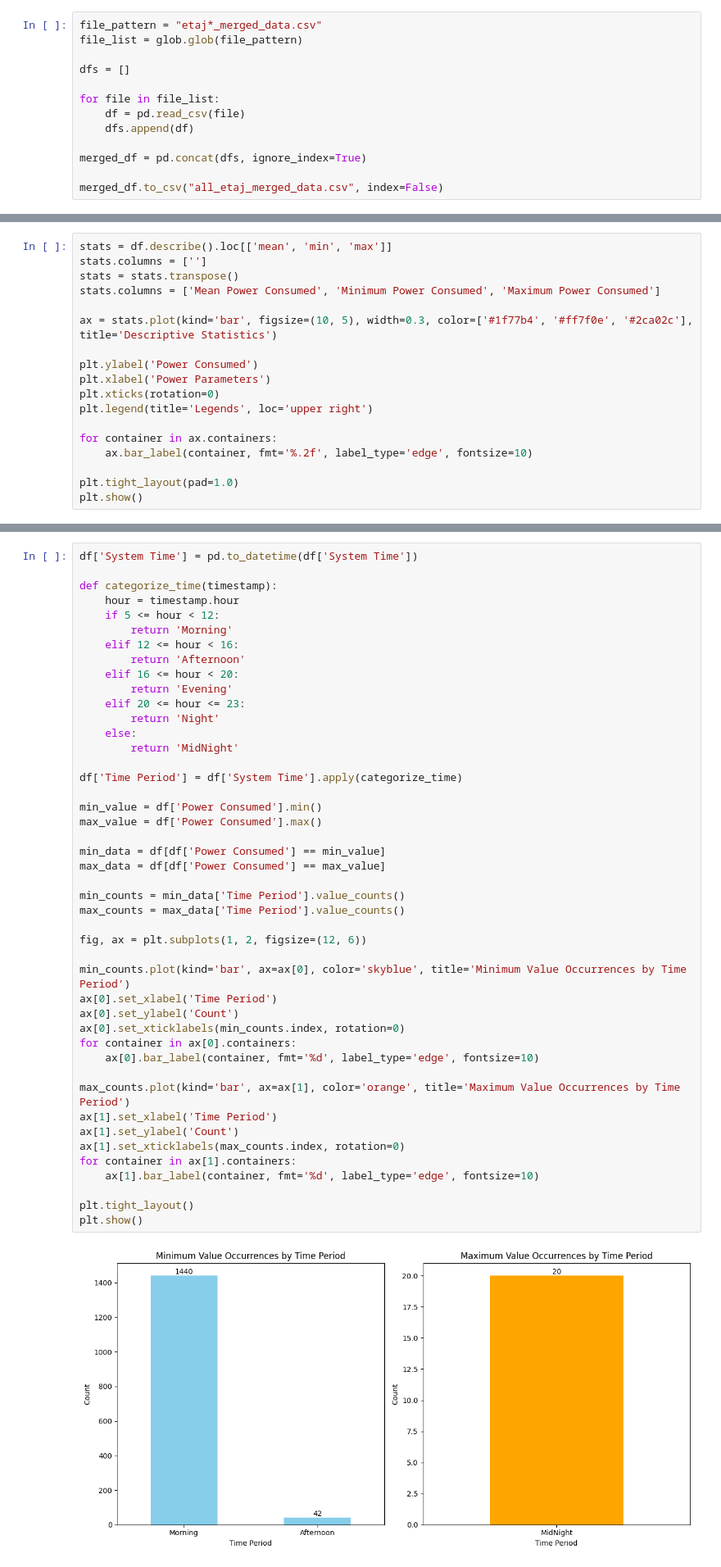
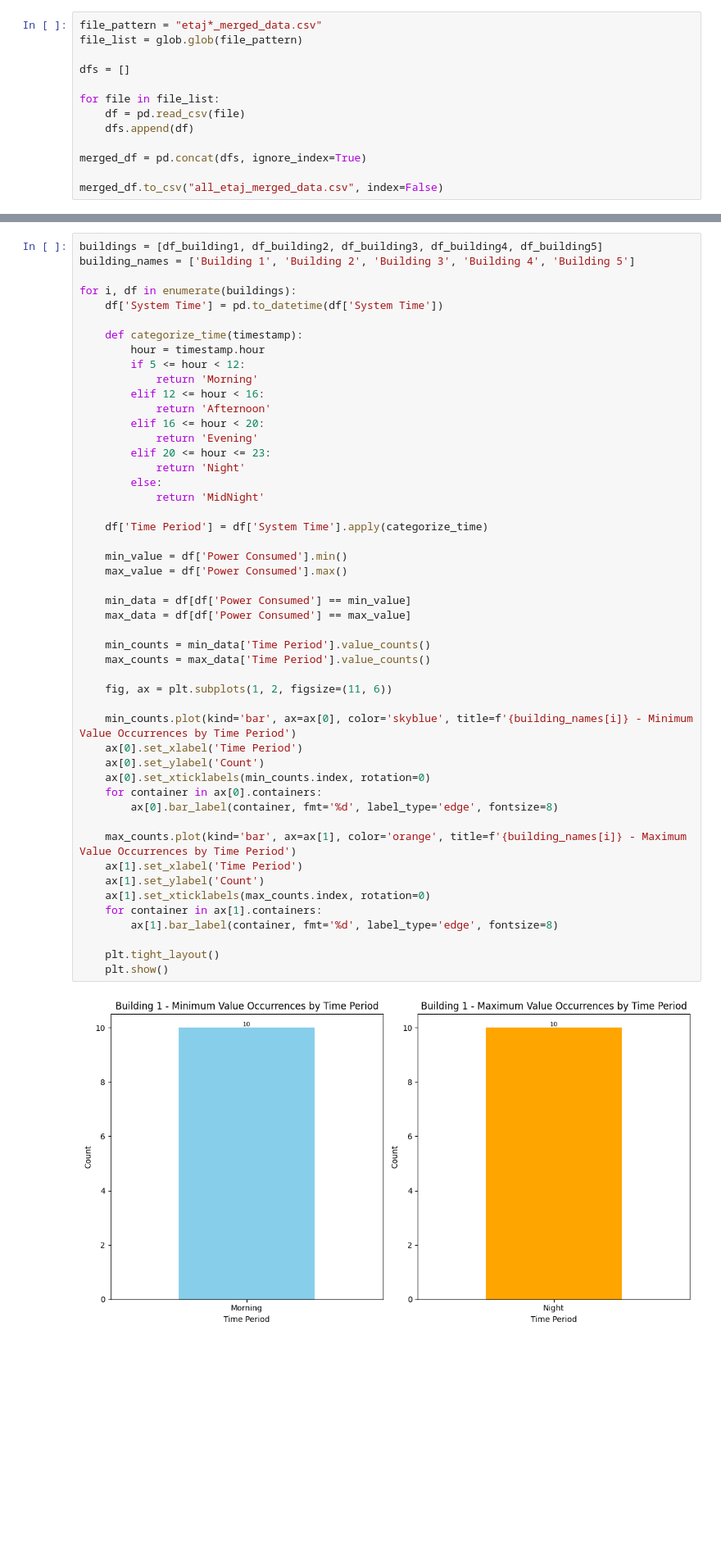
Before and after one commit to ShivanshKumarJha/Smart-Meter-Analysis, a Jupyter notebook: dashboard.ipynb, the cells around one changed output, grey strips where cells are left out. Shown at 82% size. Saved outputs shown, nothing was run; the diff lists cells and outputs as text; blank space fills up the shorter version.

```diff
--- a/dashboard.ipynb
+++ b/dashboard.ipynb
@@ -48,18 +48,0 @@ df.size
-# %%
-stats = df.describe().loc[['mean', 'min', 'max']]
-stats.columns = ['']
-stats = stats.transpose()
-stats.columns = ['Mean Power Consumed', 'Minimum Power Consumed', 'Maximum Power Consumed']
-
-ax = stats.plot(kind='bar', figsize=(10, 5), width=0.3, color=['#1f77b4', '#ff7f0e', '#2ca02c'], title='Descriptive Statistics')
-
-plt.ylabel('Power Consumed')
-plt.xlabel('Power Parameters')
-plt.xticks(rotation=0)
-plt.legend(title='Legends', loc='upper right')
-
-for container in ax.containers:
-    ax.bar_label(container, fmt='%.2f', label_type='edge', fontsize=10)
-
-plt.tight_layout(pad=1.0)
-plt.show()
@@ -72,47 +77,51 @@ The code calculates descriptive statistics (mean, min, max) for the `Power Consu
 # %%
-df['System Time'] = pd.to_datetime(df['System Time'])
+buildings = [df_building1, df_building2, df_building3, df_building4, df_building5]
+building_names = ['Building 1', 'Building 2', 'Building 3', 'Building 4', 'Building 5']
 
-def categorize_time(timestamp):
-    hour = timestamp.hour
-    if 5 <= hour < 12:
-        return 'Morning'
-    elif 12 <= hour < 16:
-        return 'Afternoon'
-    elif 16 <= hour < 20:
-        return 'Evening'
-    elif 20 <= hour <= 23:
-        return 'Night'
-    else:
-        return 'MidNight'
+for i, df in enumerate(buildings):
+    df['System Time'] = pd.to_datetime(df['System Time'])
 
-df['Time Period'] = df['System Time'].apply(categorize_time)
+    def categorize_time(timestamp):
+        hour = timestamp.hour
+        if 5 <= hour < 12:
+            return 'Morning'
+        elif 12 <= hour < 16:
+            return 'Afternoon'
+        elif 16 <= hour < 20:
+            return 'Evening'
+        elif 20 <= hour <= 23:
+            return 'Night'
+        else:
+            return 'MidNight'
 
-min_value = df['Power Consumed'].min()
-max_value = df['Power Consumed'].max()
+    df['Time Period'] = df['System Time'].apply(categorize_time)
 
-min_data = df[df['Power Consumed'] == min_value]
-max_data = df[df['Power Consumed'] == max_value]
+    min_value = df['Power Consumed'].min()
+    max_value = df['Power Consumed'].max()
 
-min_counts = min_data['Time Period'].value_counts()
-max_counts = max_data['Time Period'].value_counts()
+    min_data = df[df['Power Consumed'] == min_value]
+    max_data = df[df['Power Consumed'] == max_value]
 
-fig, ax = plt.subplots(1, 2, figsize=(12, 6))
+    min_counts = min_data['Time Period'].value_counts()
+    max_counts = max_data['Time Period'].value_counts()
 
-min_counts.plot(kind='bar', ax=ax[0], color='skyblue', title='Minimum Value Occurrences by Time Period')
-ax[0].set_xlabel('Time Period')
-ax[0].set_ylabel('Count')
-ax[0].set_xticklabels(min_counts.index, rotation=0)
-for container in ax[0].containers:
-    ax[0].bar_label(container, fmt='%d', label_type='edge', fontsize=10)
+    fig, ax = plt.subplots(1, 2, figsize=(11, 6))
 
-max_counts.plot(kind='bar', ax=ax[1], color='orange', title='Maximum Value Occurrences by Time Period')
-ax[1].set_xlabel('Time Period')
-ax[1].set_ylabel('Count')
-ax[1].set_xticklabels(max_counts.index, rotation=0)
-for container in ax[1].containers:
-    ax[1].bar_label(container, fmt='%d', label_type='edge', fontsize=10)
+    min_counts.plot(kind='bar', ax=ax[0], color='skyblue', title=f'{building_names[i]} - Minimum Value Occurrences by Time Period')
+    ax[0].set_xlabel('Time Period')
+    ax[0].set_ylabel('Count')
+    ax[0].set_xticklabels(min_counts.index, rotation=0)
+    for container in ax[0].containers:
+        ax[0].bar_label(container, fmt='%d', label_type='edge', fontsize=8)
 
-plt.tight_layout()
-plt.show()
+    max_counts.plot(kind='bar', ax=ax[1], color='orange', title=f'{building_names[i]} - Maximum Value Occurrences by Time Period')
+    ax[1].set_xlabel('Time Period')
+    ax[1].set_ylabel('Count')
+    ax[1].set_xticklabels(max_counts.index, rotation=0)
+    for container in ax[1].containers:
+        ax[1].bar_label(container, fmt='%d', label_type='edge', fontsize=8)
+
+    plt.tight_layout()
+    plt.show()
 # %% [output]
-[figure, old version]
+[figure, new version]
```
Also changed, not shown: parts of 26 cells of this notebook, 19 other files.
